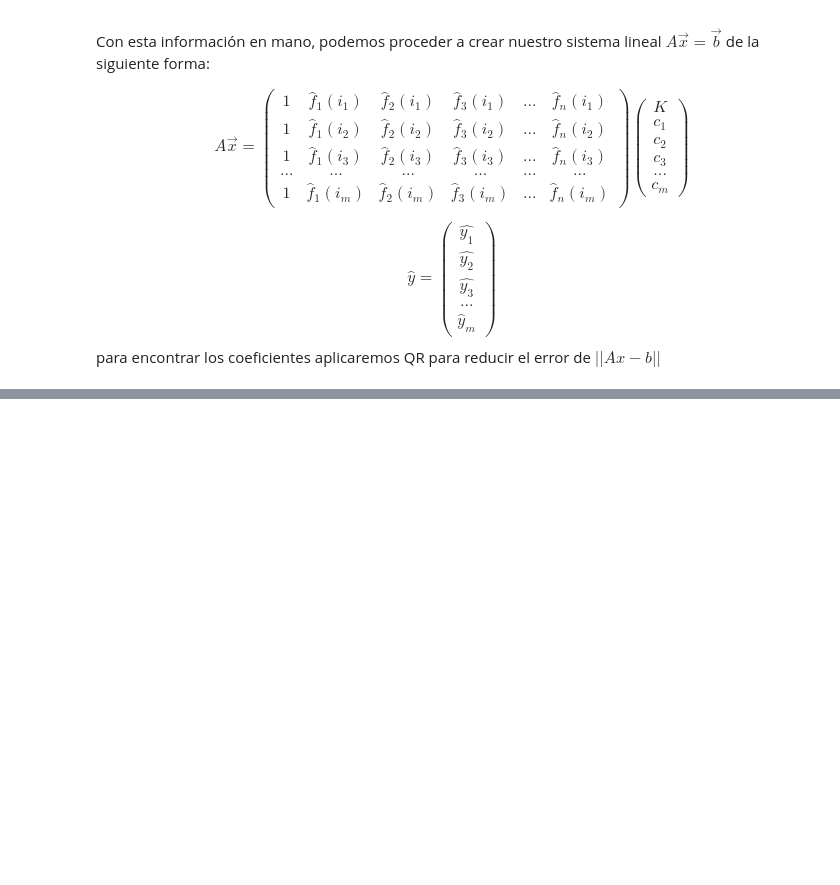
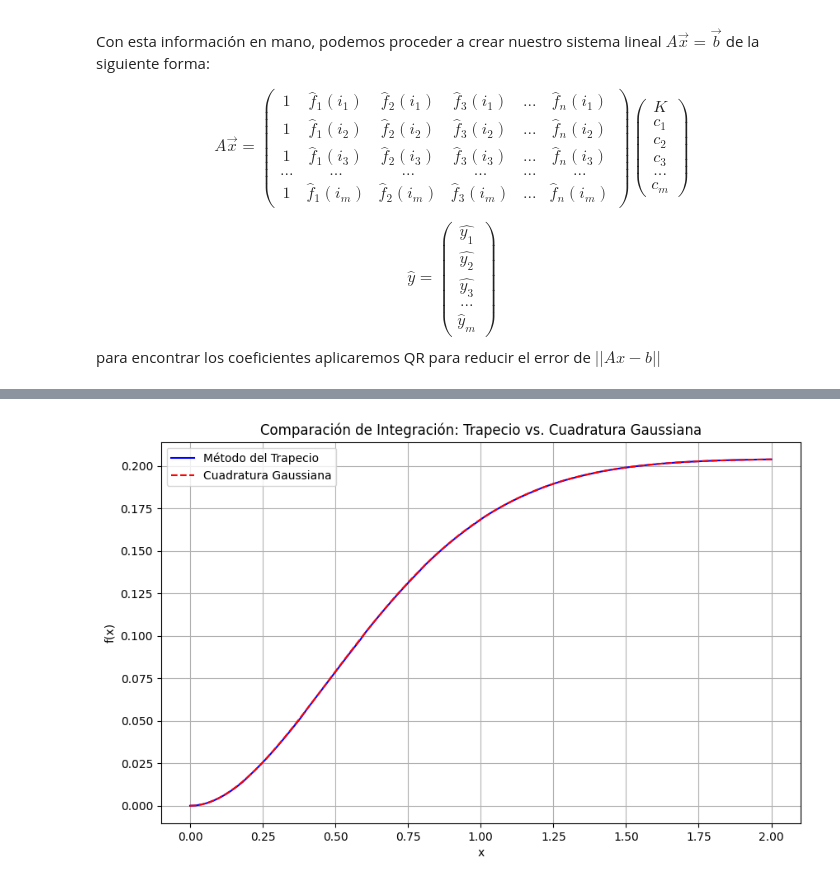
Before and after one commit to soloimsad/Computacion-Cientifica-USM, a Jupyter notebook: semestre2/ejercicios/certamen-2/guia-week-6.ipynb, the cells around one changed output, grey strips where cells are left out. Saved outputs shown, nothing was run; the diff lists cells and outputs as text; code cells hidden in the pictures; blank space fills up the shorter version.

```diff
--- a/semestre2/ejercicios/certamen-2/guia-week-6.ipynb
+++ b/semestre2/ejercicios/certamen-2/guia-week-6.ipynb
@@ -233,0 +247,13 @@ def encontrar_coef(D,y,m,n):
+# %%
+#KRYLOV SPACES SIN ORTONORMALIZAR
+
+A = np.array([[1,2,3],[3,2,1],[1,1,-1]])
+b = np.array([1,1,1])
+
+krylov = [b]
+for i in range(1,3):
+    vec = A.dot(krylov[-1])
+    krylov.append(vec)
+
+for i, v in enumerate(krylov, 1):
+    print(f"Krylov subspace K_{i}(A, b): {v}")
@@ -233,0 +397,55 @@ def encontrar_coef(D,y,m,n):
+# %%
+import matplotlib.pyplot as plt
+
+
+def sistema(t, y):
+    y1, y2 = y
+    dy1_dt = y2
+    dy2_dt = -2 * y1 - 2 * y2
+    return np.array([dy1_dt, dy2_dt])
+
+def runge_kutta_4(f, y0, t0, tf, N):
+    h = (tf - t0) / N
+    t = np.linspace(t0, tf, N + 1)
+    y = np.zeros((N + 1, len(y0)))
+    y[0] = y0
+    for i in range(N):
+        k1 = h * f(t[i], y[i])
+        k2 = h * f(t[i] + h / 2, y[i] + k1 / 2)
+        k3 = h * f(t[i] + h / 2, y[i] + k2 / 2)
+        k4 = h * f(t[i] + h, y[i] + k3)
+        y[i + 1] = y[i] + (k1 + 2 * k2 + 2 * k3 + k4) / 6
+    return t, y
+
+
+x_f = 2.0
+N = 1000
+n_gauss = 10
+
+y0 = np.array([0, 1])
+t, y = runge_kutta_4(sistema, y0, 0, x_f, N)
+g_t = y[:, 0]
+x_values = np.linspace(0, x_f, 100)
+f_trapz = []
+f_gauss = []
+
+for x in x_values:
+    integrando = g_t * np.exp(-t**2)
+    f_trapz.append(np.trapezoid(integrando[t <= x], t[t <= x]))
+    nodos, pesos = roots_legendre(n_gauss)
+    nodos = 0.5 * (nodos + 1) * x
+    pesos = 0.5 * pesos * x
+    g_interpolado = np.interp(nodos, t, g_t)
+    f_gauss.append(np.sum(pesos * g_interpolado * np.exp(-nodos**2)))
+
+plt.figure(figsize=(10, 6))
+plt.plot(x_values, f_trapz, label="Método del Trapecio", color="blue")
+plt.plot(x_values, f_gauss, label="Cuadratura Gaussiana", color="red", linestyle="--")
+plt.xlabel("x")
+plt.ylabel("f(x)")
+plt.title("Comparación de Integración: Trapecio vs. Cuadratura Gaussiana")
+plt.legend()
+plt.grid()
+plt.show()
+# %% [output]
+[figure, added]
```
Also changed, not shown: parts of 7 cells of this notebook, 1 other file.
